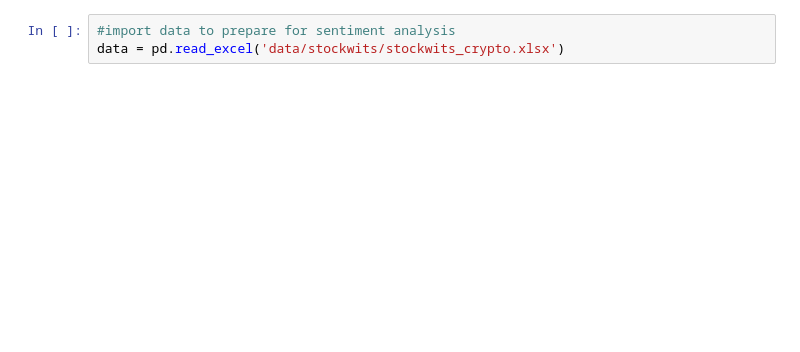
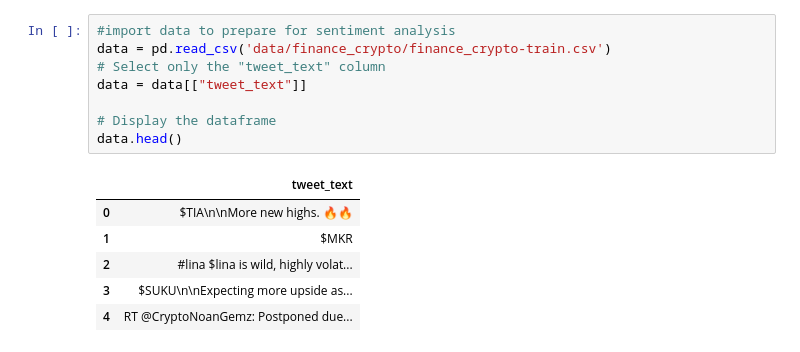
Before and after one commit to premstaller1/SHAP-DS2, a Jupyter notebook: preprocessing.ipynb, the cells around one changed output. Drawn from its saved outputs; the diff is of its cells as text; blank space fills up the shorter version.

```diff
--- a/preprocessing.ipynb
+++ b/preprocessing.ipynb
@@ -32,6 +40,18 @@ from nltk.corpus import stopwords
 # %%
 #import data to prepare for sentiment analysis
-data = pd.read_excel('data/stockwits/stockwits_crypto.xlsx')
+data = pd.read_csv('data/finance_crypto/finance_crypto-train.csv')
+# Select only the "tweet_text" column
+data = data[["tweet_text"]]
+
+# Display the dataframe
+data.head()
+# %% [output]
+|  | tweet_text |
+| 0 | $TIA\n\nMore new highs. 🔥🔥 |
+| 1 | $MKR |
+| 2 | #lina $lina is wild, highly volat... |
+| 3 | $SUKU\n\nExpecting more upside as... |
+| 4 | RT @CryptoNoanGemz: Postponed due... |
 # %%
 #inspect the relevant data column and look for issues
 print('Dataset size:',data.shape)
```
Also changed, not shown: parts of 9 cells of this notebook, 3 other files.
